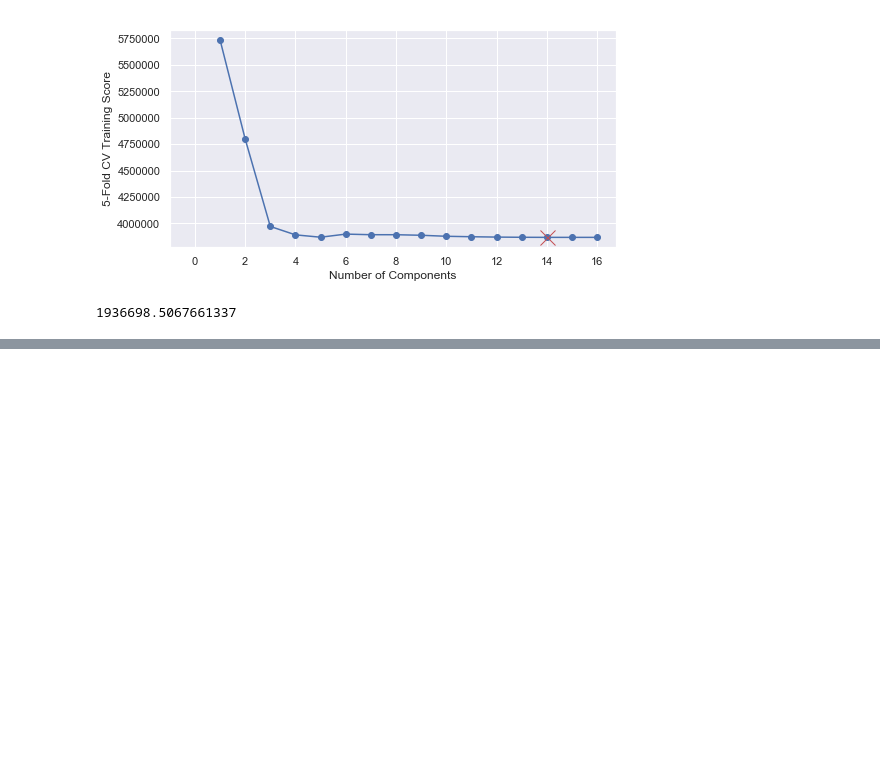
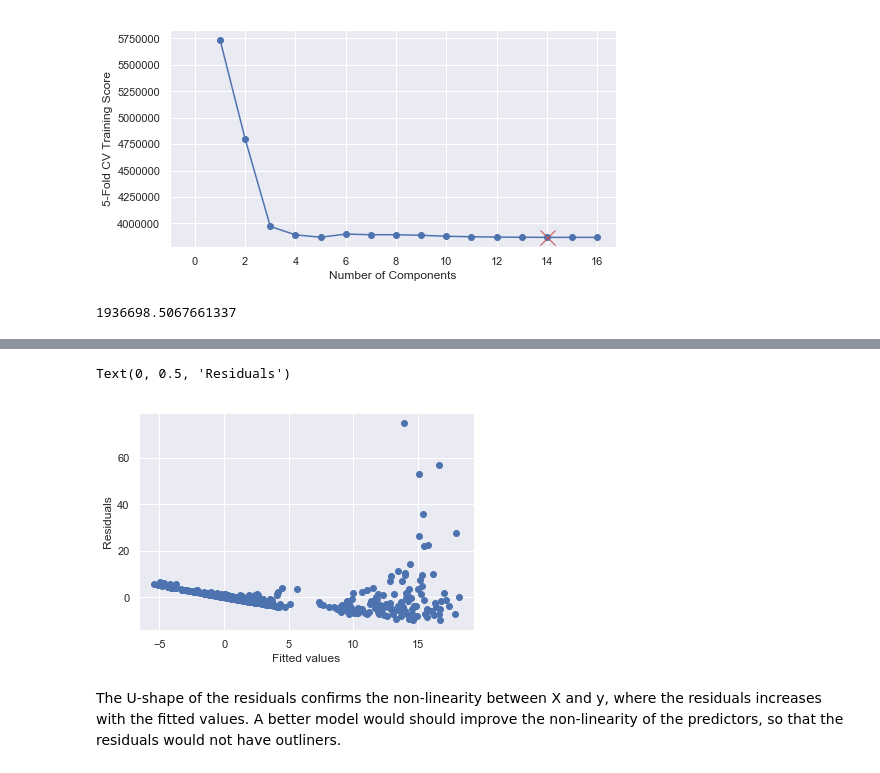
Before and after one commit to sbn1/Introduction-to-Statistical-Learning-using-Python, a Jupyter notebook: Chapter 6. Linear Model Selection and Regularization.ipynb, the cells around one changed output, grey strips where cells are left out. Drawn from its saved outputs; the diff is of its cells as text; code cells hidden in the pictures; blank space fills up the shorter version.

```diff
--- a/Chapter 6. Linear Model Selection and Regularization.ipynb
+++ b/Chapter 6. Linear Model Selection and Regularization.ipynb
@@ -902,0 +992,13 @@ mean_squared_error(pls.predict(X_test.values),y_test)
+# %%
+model = sm.OLS(y, sm.add_constant(X)).fit()
+
+
+fig, ax = plt.subplots(figsize=(6,4))
+ax.scatter(model.fittedvalues.values, model.resid.values, edgecolors='b');
+ax.set_xlabel('Fitted values')
+ax.set_ylabel('Residuals')
+# %% [output]
+Text(0, 0.5, 'Residuals')
+[figure, added]
+# %% [markdown]
+The U-shape of the residuals confirms the non-linearity between X and y, where the residuals increases with the fitted values. A better model would should improve the non-linearity of the predictors, so that the residuals would not have outliners.
```
Also changed, not shown: parts of 9 cells of this notebook.
